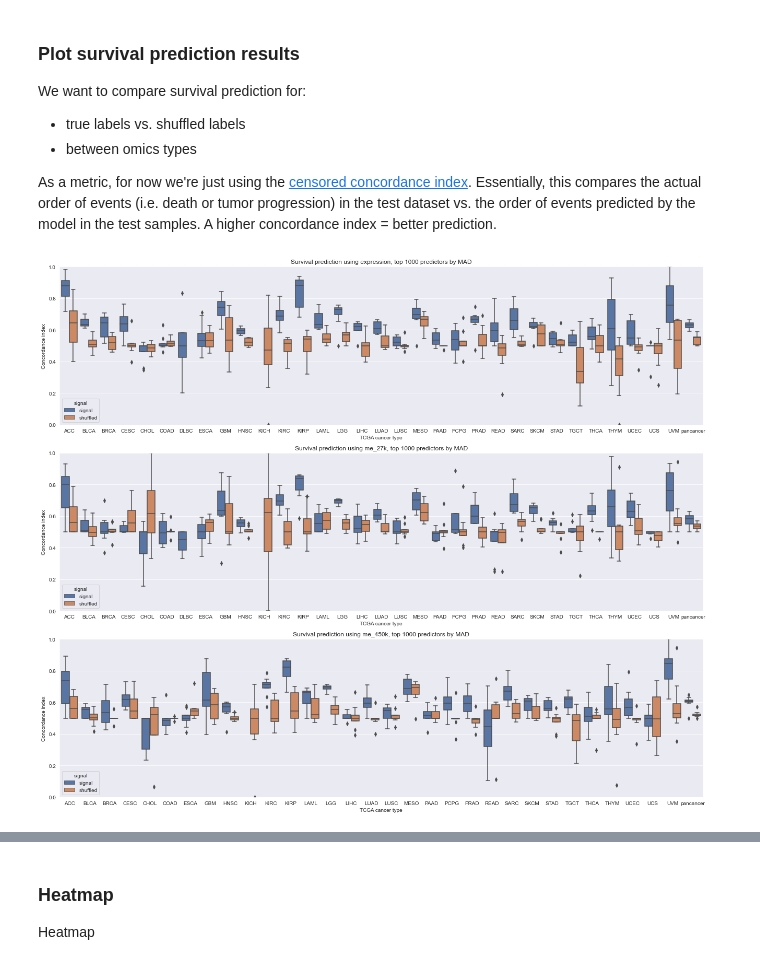
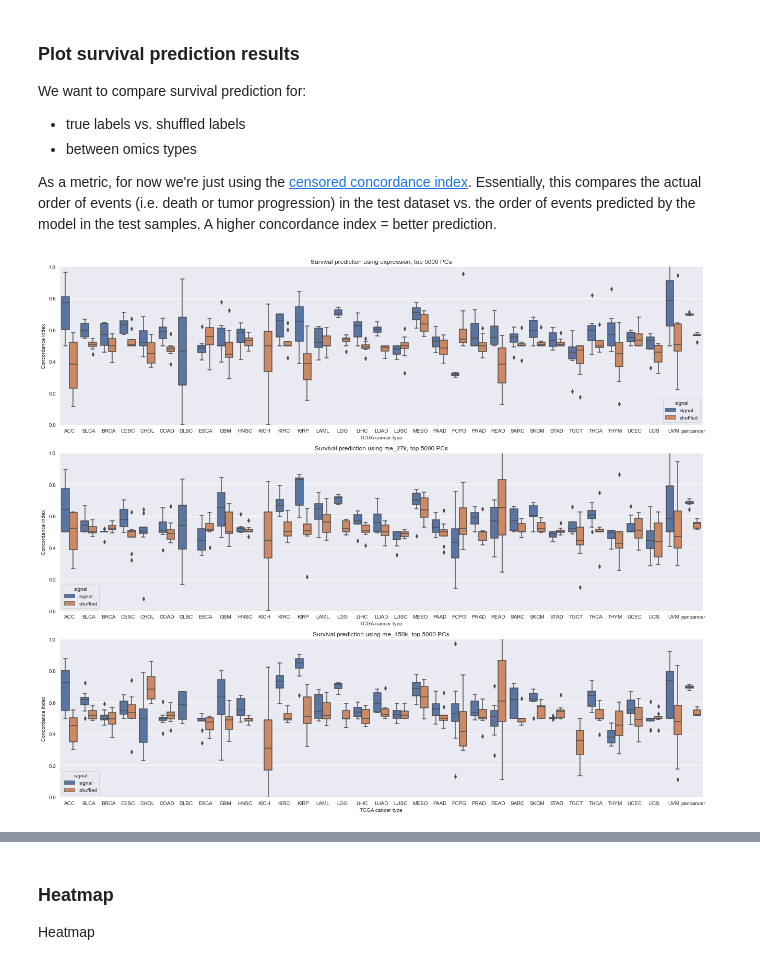
Before and after one commit to greenelab/mpmp, a Jupyter notebook: 06_predict_survival/plot_survival_results.ipynb, the cells around one changed output, grey strips where cells are left out. Saved outputs shown, nothing was run; the diff lists cells and outputs as text; code cells hidden in the pictures.

```diff
--- a/06_predict_survival/plot_survival_results.ipynb
+++ b/06_predict_survival/plot_survival_results.ipynb
@@ -27,11 +31,18 @@ SIG_ALPHA = 0.05
 # %%
 # set results directory
-results_dir = Path(cfg.results_dirs['survival'], 'results_1000_top_mad').resolve()
+me_results_dir = Path(cfg.repo_root,
+                      '06_predict_survival',
+                      'results_extended_alphas',
+                      'results_5000_pca').resolve()
+me_results_desc = 'top 5000 PCs'
+
+# set images directory
+images_dir = Path(cfg.images_dirs['survival'])
 
 # load results into a single dataframe
-results_df = su.load_survival_results(results_dir)
-results_df.rename(columns={'identifier': 'cancer_type',
-                           'fold_no': 'fold'}, inplace=True)
-results_df.head()
+me_results_df = su.load_survival_results(me_results_dir)
+me_results_df.rename(columns={'identifier': 'cancer_type',
+                              'fold_no': 'fold'}, inplace=True)
+me_results_df.head()
 # %% [output]
 |  | cindex | data_type | cancer_type | training_data | signal | seed | fold |
@@ -93,28 +101,29 @@ As a metric, for now we're just using the [censored concordance index](https://s
 # %%
 sns.set({'figure.figsize': (18, 15)})
 fig, axarr = plt.subplots(3, 1)
 
 for ix, data_type in enumerate(
-    results_df.training_data.sort_values().unique()
+    me_results_df.training_data.sort_values().unique()
 ):
 
     ax = axarr[ix]
 
-    filtered_df = results_df[
-        (results_df.training_data == data_type) &
-        (results_df.data_type == 'test')
+    filtered_df = me_results_df[
+        (me_results_df.training_data == data_type) &
+        (me_results_df.data_type == 'test')
     ].copy()
 
     filtered_df.sort_values(by='cancer_type', inplace=True)
 
     sns.boxplot(data=filtered_df, x='cancer_type', y='cindex', hue='signal',
                 hue_order=['signal', 'shuffled'], ax=ax)
     ax.set_xlabel('TCGA cancer type')
     ax.set_ylabel('Concordance index')
-    ax.set_title('Survival prediction using {}, top 1000 predictors by MAD'.format(data_type))
+    ax.set_title('Survival prediction using {}, {}'.format(data_type,
+                                                           me_results_desc))
     ax.set_ylim(0.0, 1.0)
 
 plt.tight_layout()
 # %% [output]
-[figure, old version]
+[figure, new version]
 # %%
```
Also changed, not shown: parts of 15 cells of this notebook, 2 other files.
